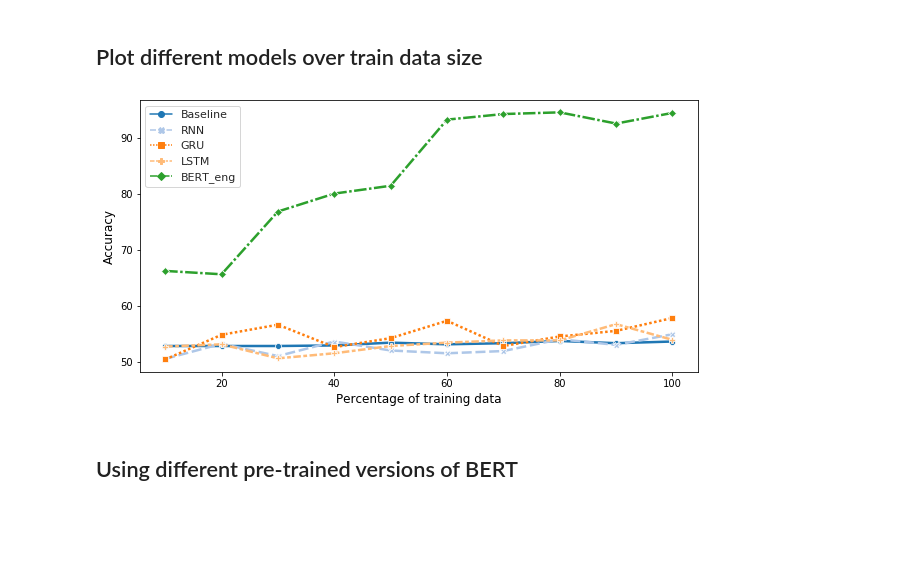
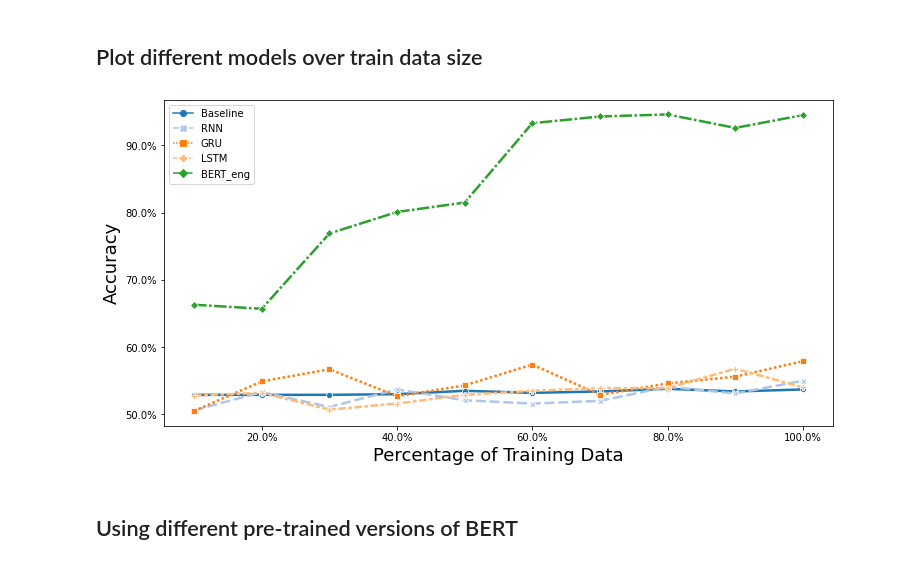
Before and after one commit to felipessalvatore/CLCD, a Jupyter notebook: experiment_results.ipynb, the cells around one changed output. Cells and saved outputs as stored; diff of their text form; code cells hidden in the pictures; blank space fills up the shorter version.

```diff
--- a/experiment_results.ipynb
+++ b/experiment_results.ipynb
@@ -9,4 +10,13 @@ import seaborn as sns
 # %%
+def f_percentage(x, pos):
+    """
+    Adds percentage sign to plot ticks.
+    """
+
+    return '{:.1%}'.format(x)
+
+y_axis_formatter = FuncFormatter(f_percentage)
+
 def plot_series(df_,
                 title,
                 xlabel,
@@ -14,15 +24,17 @@ def plot_series(df_,
                 path,
                 figsize=(10, 5)):
     fig, ax = plt.subplots(1, 1, figsize=figsize)
-    sns.set(style="whitegrid")
+#     sns.set(style="whitegrid")
     ax = sns.lineplot(data=df_,
              palette="tab20",
              linewidth=2.5,
              markers=True,
              dashes=True)
     fig.suptitle(title, fontsize=24, fontweight='bold')
-    ax.set_xlabel(xlabel, fontsize=12)
-    ax.set_ylabel(ylabel, fontsize=12)
+    ax.set_xlabel(xlabel, fontsize=18)
+    ax.set_ylabel(ylabel, fontsize=18)
+    ax.yaxis.set_major_formatter(FuncFormatter(y_axis_formatter))
+    ax.xaxis.set_major_formatter(FuncFormatter(y_axis_formatter))
     plt.savefig(path)
 # %% [markdown]
 ## Full data
@@ -463,25 +475,27 @@ bert = 92.6
 # %%
 baseline = [52.9, 52.9, 52.9, 53, 53.5,53.2,53.4,53.8,53.4, 53.7]
 rnn = [50.6, 53.3, 51.1, 53.7, 52.1,51.6,52.0,54.1,53.1, 55.0]
 gru = [50.5, 54.9, 56.7, 52.7, 54.3,57.4,52.9,54.6,55.6, 57.9]
 lstm = [52.8, 53.2, 50.7, 51.6, 52.9,53.5,53.9,53.9,56.8, 54.0]
 bert = [66.3, 65.7, 76.9, 80.1, 81.5,93.3,94.3,94.6,92.6, 94.5]
 
 
 
-acc_models = np.array([baseline, rnn, gru, lstm, bert])
+acc_models = np.array([baseline, rnn, gru, lstm, bert]) / 100
 sizes = range(10,110,10)
+sizes = np.array(sizes) / 100
 df_model_acc = pd.DataFrame(acc_models.T,
                             sizes,
                             columns=["Baseline", "RNN", "GRU", "LSTM", "BERT_eng"])
+
 plot_series(df_=df_model_acc,
             title="",
-            xlabel="Percentage of training data",
+            xlabel="Percentage of Training Data",
             ylabel="Accuracy",
             path="results/acc_per_model.png",
-            figsize=(10, 5))
+            figsize=(12, 6))
 # %% [output]
-[figure, old version]
+[figure, new version]
 # %% [markdown]
 ## Using different pre-trained versions of BERT
 # %%
```
Also changed, not shown: parts of 8 cells of this notebook, 5 other files.
